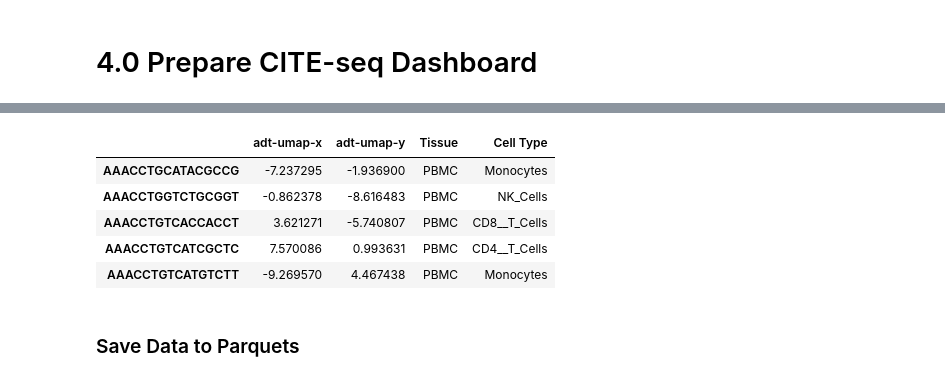
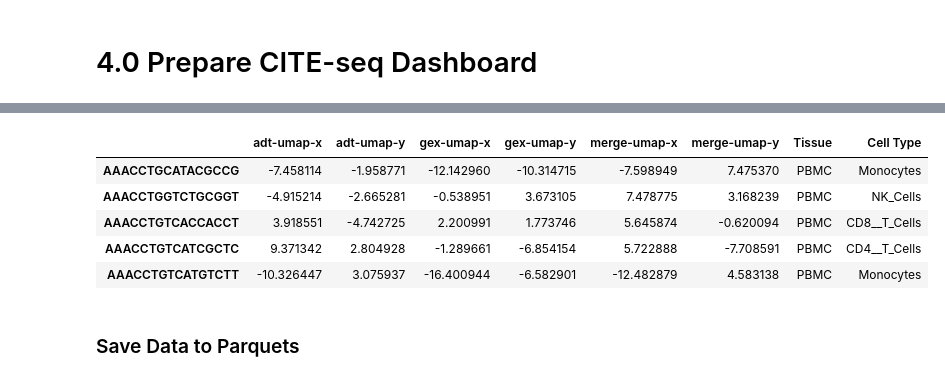
Before and after one commit to giannarelli-lab/Single-Cell-Immune-Profiling-of-Atherosclerotic-Plaques, a Jupyter notebook: notebooks/4.0_Prepare_CITE-seq_Dashboard.ipynb, the cells around one changed output, grey strips where cells are left out. Saved outputs shown, nothing was run; the diff lists cells and outputs as text; code cells hidden in the pictures.

```diff
--- a/notebooks/4.0_Prepare_CITE-seq_Dashboard.ipynb
+++ b/notebooks/4.0_Prepare_CITE-seq_Dashboard.ipynb
@@ -167,0 +249,3 @@ Name: Cell Type, dtype: int64
+# %%
+df_merge = pd.concat([df_adt_stack, df_gex_stack], axis=0)
+df_merge.shape
@@ -167,0 +254,3 @@ Name: Cell Type, dtype: int64
+# %%
+cat_colors['ADT'] = '#A52A2A'
+cat_colors['GEX'] = '#D3D3D3'
@@ -167,0 +276,2 @@ Name: Cell Type, dtype: int64
+# %%
+df_umap_merge = make_umap_plot(df_merge, 1, cat_colors, 'CITE-seq', alpha=0.9, n_neighbors=30, min_dist=1)
@@ -167,0 +280,5 @@ Name: Cell Type, dtype: int64
+# %%
+df_umap_merge = deepcopy(df_umap_merge)
+df_umap_merge.columns = ['merge-umap-x', 'merge-umap-y']
+df_umap_merge.index = [x[0] for x in df_merge.columns.tolist()]
+df_umap_merge.head()
@@ -168,13 +310,13 @@ Name: Cell Type, dtype: int64
 # %%
-df_meta_new = pd.concat([df_umap_merged, df_meta], axis=1, sort=True)
+df_meta_new = pd.concat([df_umap_adt, df_umap_gex, df_umap_merge, df_meta], axis=1, sort=True)
 df_meta_new.head()
 # %% [output]
-|  | adt-umap-x | adt-umap-y | Tissue | Cell Type |
-| AAACCTGCATACGCCG | -7.237295 | -1.936900 | PBMC | Monocytes |
-| AAACCTGGTCTGCGGT | -0.862378 | -8.616483 | PBMC | NK_Cells |
-| AAACCTGTCACCACCT | 3.621271 | -5.740807 | PBMC | CD8__T_Cells |
-| AAACCTGTCATCGCTC | 7.570086 | 0.993631 | PBMC | CD4__T_Cells |
-| AAACCTGTCATGTCTT | -9.269570 | 4.467438 | PBMC | Monocytes |
+|  | adt-umap-x | adt-umap-y | gex-umap-x | gex-umap-y | merge-umap-x | merge-umap-y | Tissue | Cell Type |
+| AAACCTGCATACGCCG | -7.458114 | -1.958771 | -12.142960 | -10.314715 | -7.598949 | 7.475370 | PBMC | Monocytes |
+| AAACCTGGTCTGCGGT | -4.915214 | -2.665281 | -0.538951 | 3.673105 | 7.478775 | 3.168239 | PBMC | NK_Cells |
+| AAACCTGTCACCACCT | 3.918551 | -4.742725 | 2.200991 | 1.773746 | 5.645874 | -0.620094 | PBMC | CD8__T_Cells |
+| AAACCTGTCATCGCTC | 9.371342 | 2.804928 | -1.289661 | -6.854154 | 5.722888 | -7.708591 | PBMC | CD4__T_Cells |
+| AAACCTGTCATGTCTT | -10.326447 | 3.075937 | -16.400944 | -6.582901 | -12.482879 | 4.583138 | PBMC | Monocytes |
 # %% [markdown]
 ### Save Data to Parquets
 # %%
```
Also changed, not shown: parts of 39 cells of this notebook, 10 other files.
